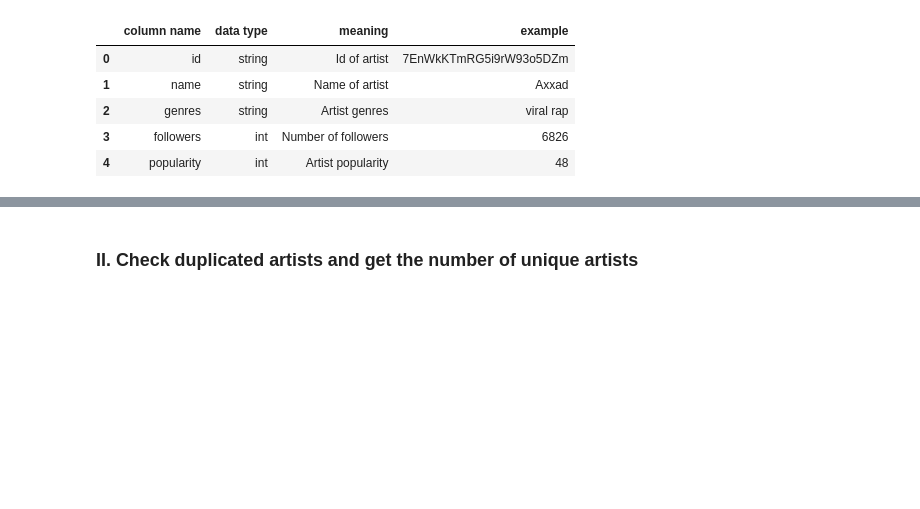
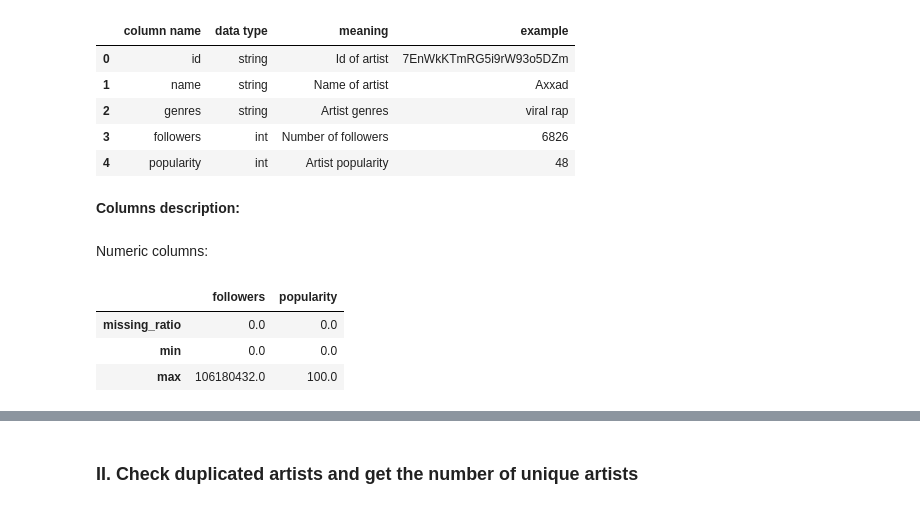
Before and after one commit to quytrungg/Final_Project_CSC14119, a Jupyter notebook: artists_data_exploration.ipynb, the cells around one changed output, grey strips where cells are left out. Drawn from its saved outputs; the diff is of its cells as text; code cells hidden in the pictures; blank space fills up the shorter version.

```diff
--- a/artists_data_exploration.ipynb
+++ b/artists_data_exploration.ipynb
@@ -39,3 +41,24 @@ artists_data_des
 | 2 | genres | string | Artist genres | viral rap |
 | 3 | followers | int | Number of followers | 6826 |
 | 4 | popularity | int | Artist popularity | 48 |
+# %% [markdown]
+**Columns description:**
+# %%
+def missing_ratio(c):
+    return c.isnull().sum() / c.__len__() * 100
+
+def num_diff_vals(c):
+    return c.nunique(dropna=True)
+
+def diff_vals(c):
+    return c.dropna().unique()
+# %% [markdown]
+Numeric columns:
+# %%
+numeric_cols_des = raw_data[raw_data.describe().columns].agg([missing_ratio, min, max]).round(1)
+numeric_cols_des
+# %% [output]
+|  | followers | popularity |
+| missing_ratio | 0.0 | 0.0 |
+| min | 0.0 | 0.0 |
+| max | 106180432.0 | 100.0 |
```
Also changed, not shown: parts of 29 cells of this notebook, 1 other file.
